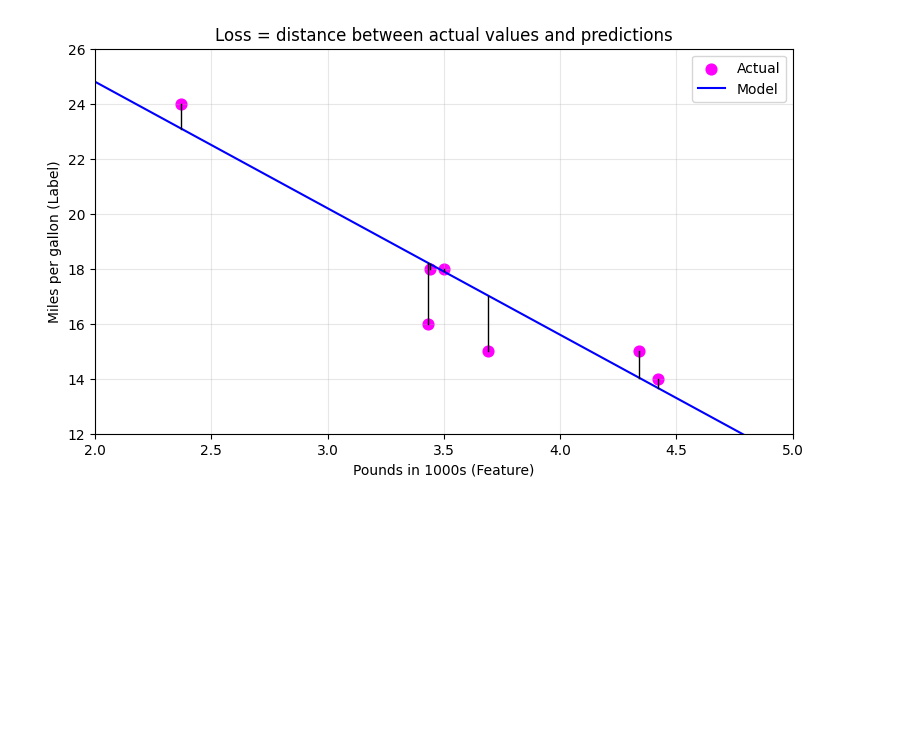
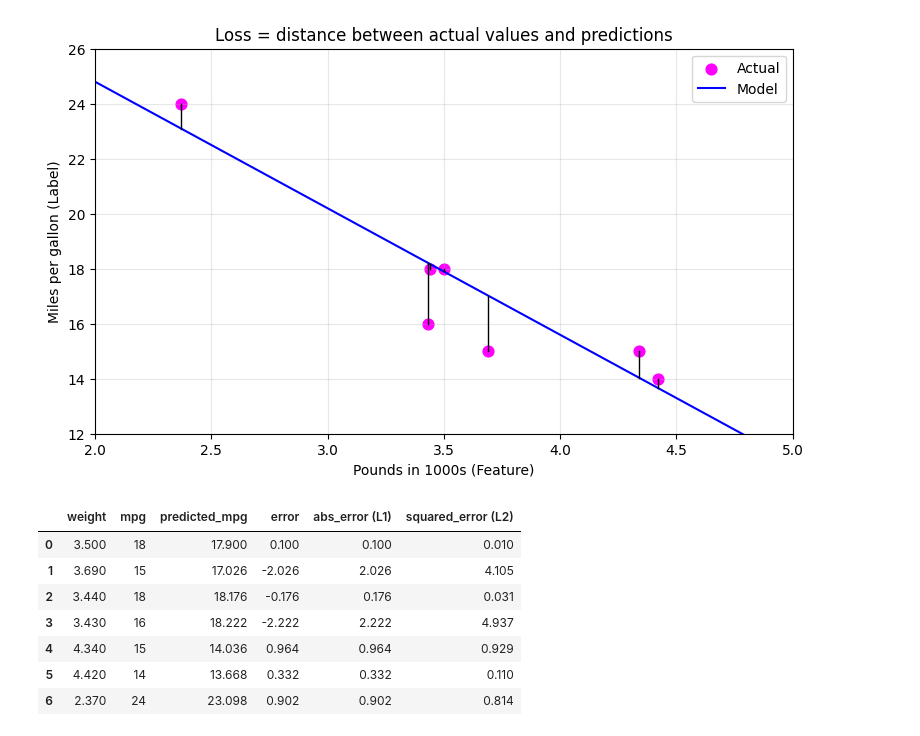
Before and after one commit to danielbazx/Machine-Learning-6-SIN-A-Mar-Jul-2026, a Jupyter notebook: loss.ipynb, the cells around one changed output. Cells and saved outputs as stored; diff of their text form; code cells hidden in the pictures; blank space fills up the shorter version.

```diff
--- a/loss.ipynb
+++ b/loss.ipynb
@@ -350,3 +350,20 @@ plt.grid(True, alpha=0.3)
 plt.show()
 # %% [output]
 [figure]
+# %%
+# Show absolute error vs squared error for each data point
+comparison = cars[["weight", "mpg", "predicted_mpg"]].copy()
+comparison["error"] = comparison["mpg"] - comparison["predicted_mpg"]
+comparison["abs_error (L1)"] = np.abs(comparison["error"])
+comparison["squared_error (L2)"] = comparison["error"] ** 2
+
+comparison
+# %% [output]
+|  | weight | mpg | predicted_mpg | error | abs_error (L1) | squared_error (L2) |
+| 0 | 3.500 | 18 | 17.900 | 0.100 | 0.100 | 0.010 |
+| 1 | 3.690 | 15 | 17.026 | -2.026 | 2.026 | 4.105 |
+| 2 | 3.440 | 18 | 18.176 | -0.176 | 0.176 | 0.031 |
+| 3 | 3.430 | 16 | 18.222 | -2.222 | 2.222 | 4.937 |
+| 4 | 4.340 | 15 | 14.036 | 0.964 | 0.964 | 0.929 |
+| 5 | 4.420 | 14 | 13.668 | 0.332 | 0.332 | 0.110 |
+| 6 | 2.370 | 24 | 23.098 | 0.902 | 0.902 | 0.814 |
```
